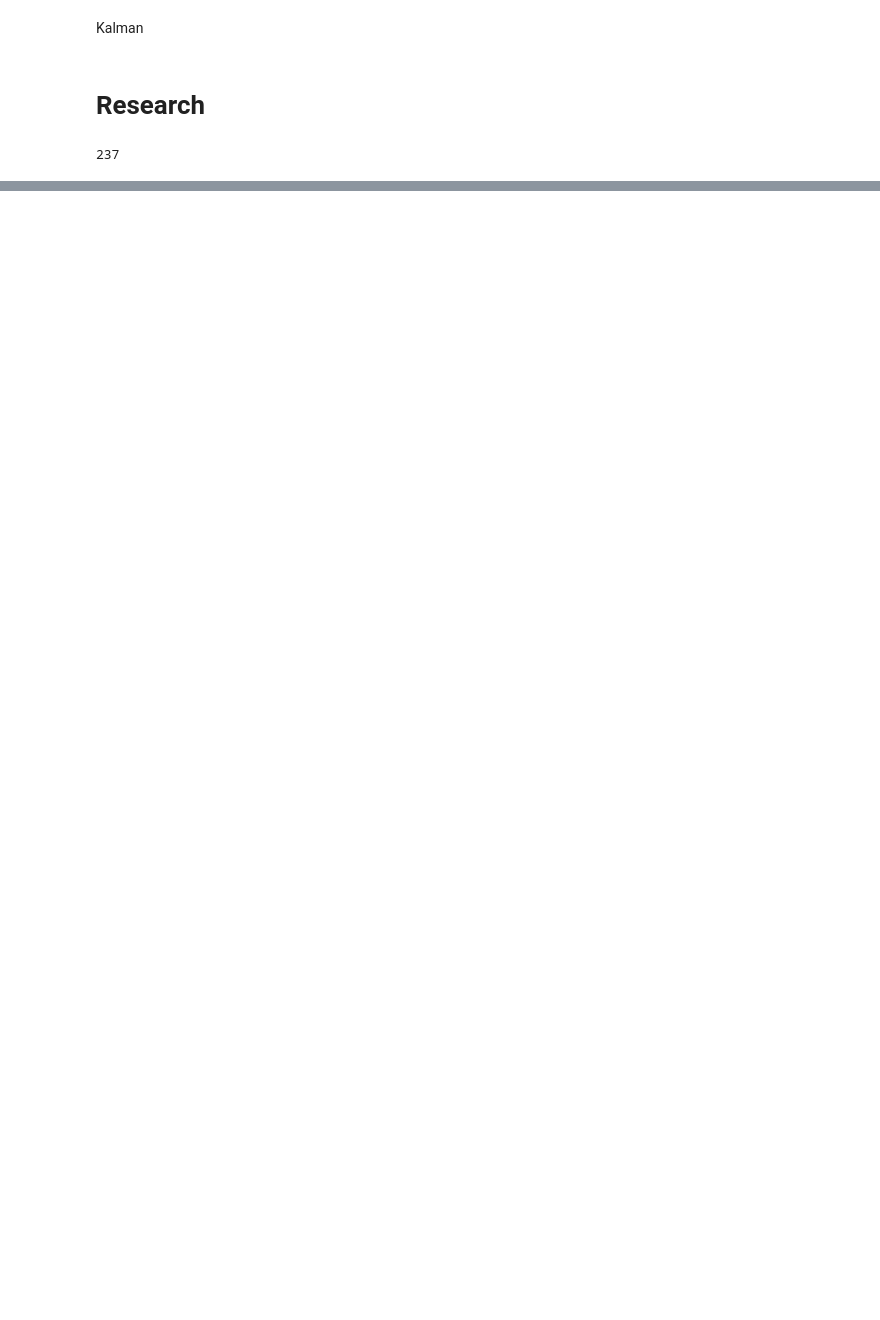
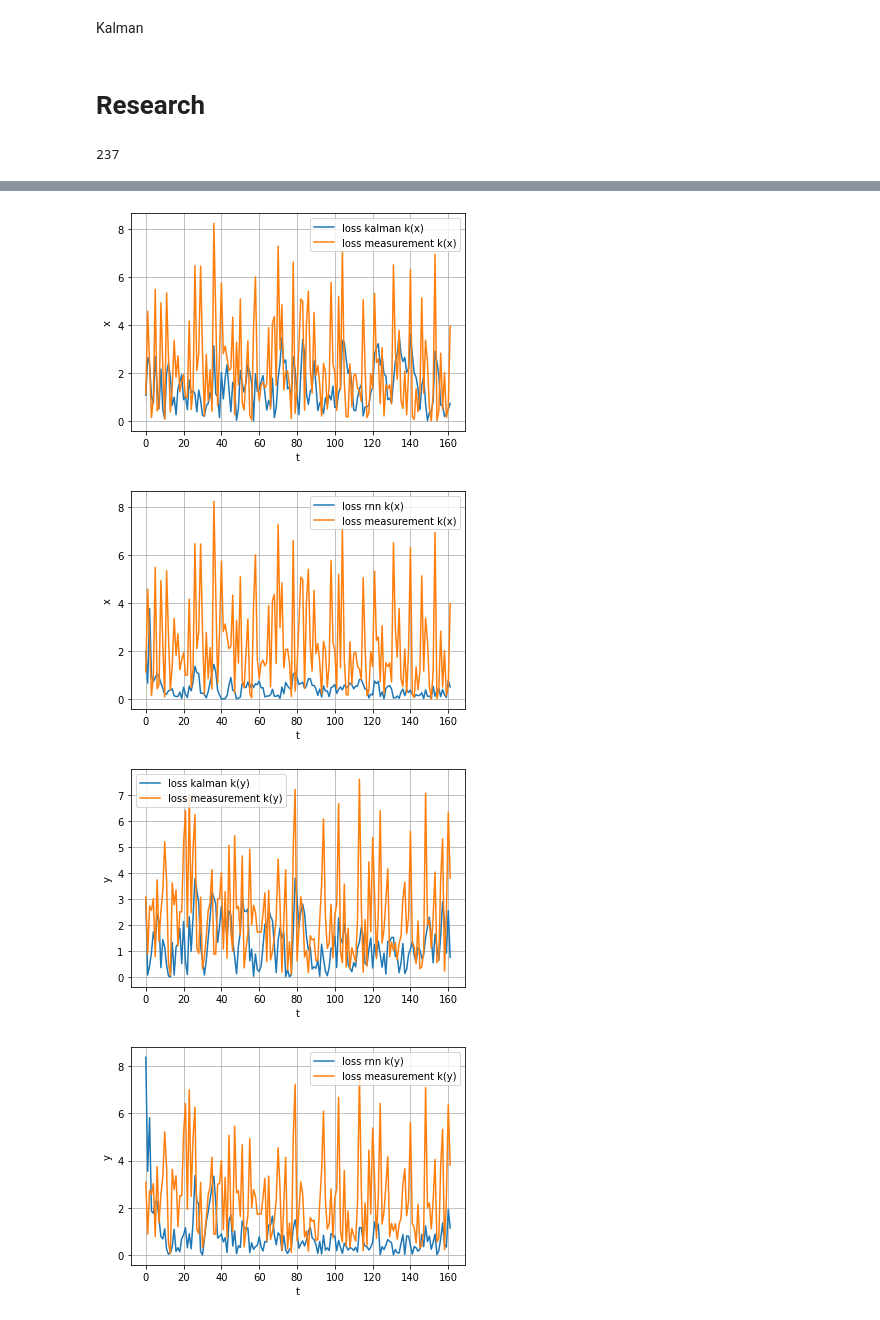
Before and after one commit to dart9905/coursework, a Jupyter notebook: KalmanNN/KalmanNN.ipynb, the cells around one changed output, grey strips where cells are left out. Saved outputs shown, nothing was run; the diff lists cells and outputs as text; code cells hidden in the pictures; blank space fills up the shorter version.

```diff
--- a/KalmanNN/KalmanNN.ipynb
+++ b/KalmanNN/KalmanNN.ipynb
@@ -1034,0 +1055,54 @@ mean accuracy kalman 52.0 %
+# %%
+plt.ylabel('x')
+plt.xlabel('t')
+plt.plot(loss_kalman_k[:,0], label='loss kalman k(x)')
+plt.plot(losss_measurement[:,0], label='loss measurement k(x)')
+plt.legend()
+plt.grid(True)
+plt.show()
+
+plt.ylabel('x')
+plt.xlabel('t')
+plt.plot(loss_rnn_k[:,0], label='loss rnn k(x)')
+plt.plot(losss_measurement[:,0], label='loss measurement k(x)')
+plt.legend()
+plt.grid(True)
+plt.show()
+
+plt.ylabel('y')
+plt.xlabel('t')
+plt.plot(loss_kalman_k[:,1], label='loss kalman k(y)')
+plt.plot(losss_measurement[:,1], label='loss measurement k(y)')
+plt.legend()
+plt.grid(True)
+plt.show()
+
+
+plt.ylabel('y')
+plt.xlabel('t')
+plt.plot(loss_rnn_k[:,1], label='loss rnn k(y)')
+plt.plot(losss_measurement[:,1], label='loss measurement k(y)')
+plt.legend()
+plt.grid(True)
+plt.show()
+
+plt.ylabel('z')
+plt.xlabel('t')
+plt.plot(loss_kalman_k[:,2], label='loss kalman k(z)')
+plt.plot(losss_measurement[:,2], label='loss measurement k(z)')
+plt.legend()
+plt.grid(True)
+plt.show()
+
+plt.ylabel('z')
+plt.xlabel('t')
+plt.plot(loss_rnn_k[:,2], label='loss rnn k(z)')
+plt.plot(losss_measurement[:,2], label='loss measurement k(z)')
+plt.legend()
+plt.grid(True)
+plt.show()
+# %% [output]
+[figure, added]
+[figure, added]
+[figure, added]
+[figure, added]
```
Also changed, not shown: parts of 7 cells of this notebook, 1 other file.
